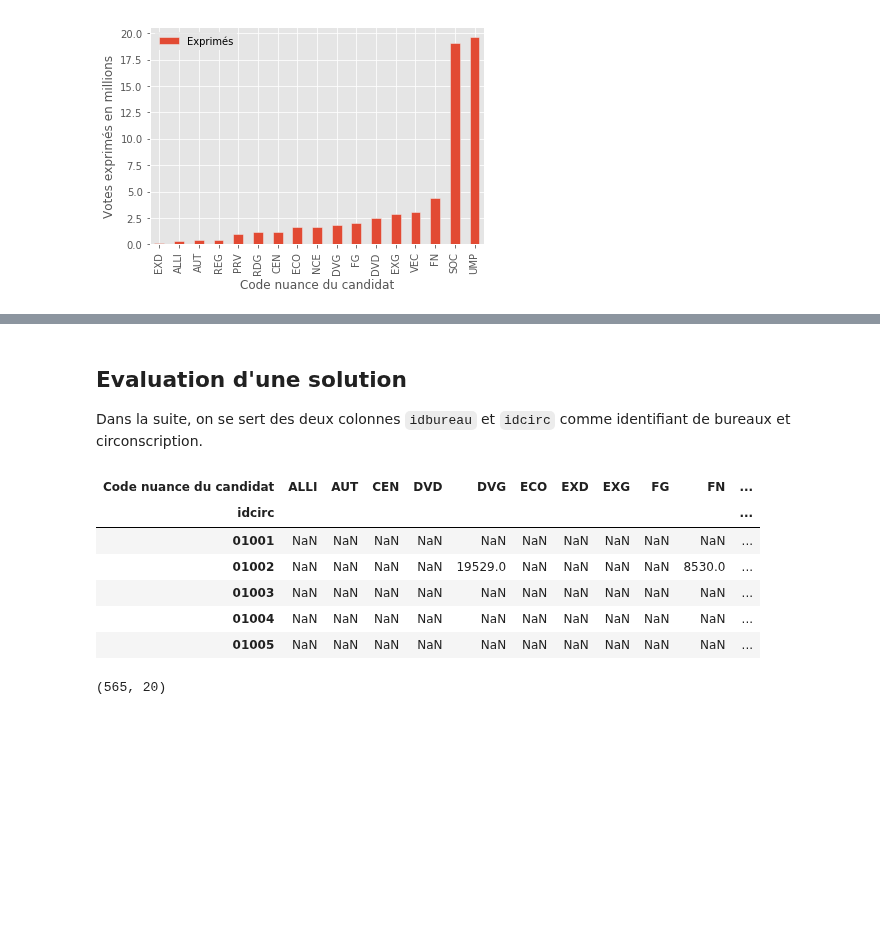
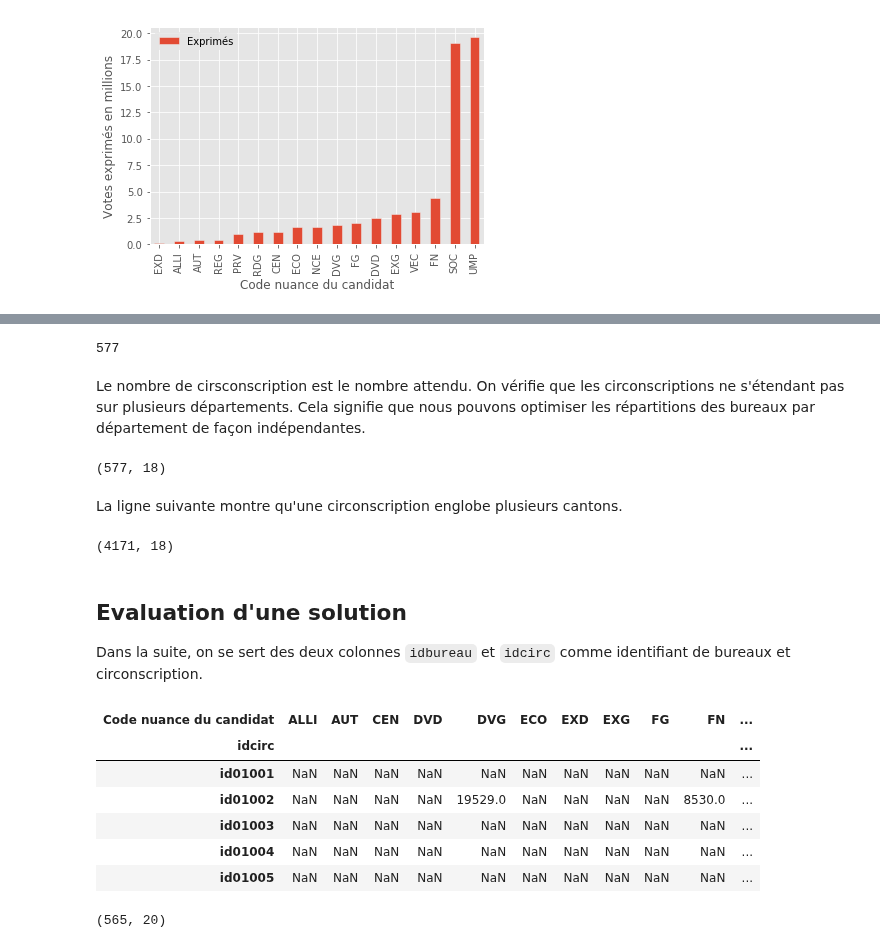
Before and after one commit to sdpython/actuariat_python, a Jupyter notebook: _doc/notebooks/population/election_carte_electorale_correction.ipynb, the cells around one changed output, grey strips where cells are left out. Drawn from its saved outputs; the diff is of its cells as text; code cells hidden in the pictures; blank space fills up the shorter version.

```diff
--- a/_doc/notebooks/population/election_carte_electorale_correction.ipynb
+++ b/_doc/notebooks/population/election_carte_electorale_correction.ipynb
@@ -129,8 +129,3 @@ Index(['N° tour', 'Code département', 'Code de la commune',
        'N° de dépôt du candidat', 'Nom du candidat', 'Prénom du candidat',
        'Code nuance du candidat', 'Nombre de voix du candidat'],
       dtype='object')
-# %%
-cols = ["N° de bureau de vote", "N° de canton", "N° de circonscription Lg",
-        "Code de la commune", "Code département"]
-t2["idbureau"] = t2.apply(lambda row: "-".join(str(row[c]) for c in cols), axis=1)
-t2.head(n=2)
@@ -140,0 +134,10 @@ t2.head(n=2)
+# %%
+cols = ["Code département", "N° de canton", "N° de bureau de vote"]
+def code_bureau(dd, aa, bb):
+    bb = bb if isinstance(bb, str) else ("%03d" % bb)
+    if len(bb) > 3: bb = bb[-3:]
+    aa = aa if isinstance(aa, str) else ("%02d" % aa)
+    dd = dd if isinstance(dd, str) else ("%02d" % dd)
+    return "id" + dd + aa + bb
+t2["idbureau"] = t2.apply(lambda row: code_bureau(*[row[c] for c in cols]), axis=1)
+t2.head(n=2)
@@ -141,6 +148,5 @@ t2.head(n=2)
 # %%
-t2["idcirc"] = t2.apply(lambda row: str(row["Code département"]) + "%03d" % row["N° de circonscription Lg"],
-                        axis=1)
+t2["idcirc"] = t2.apply(lambda row: "id" + str(row["Code département"]) + "%03d" % row["N° de circonscription Lg"], axis=1)
 t2.head(n=2)
 # %% [output]
 |  | N° tour | Code département | Code de la commune | Nom de la commune | N° de circonscription Lg | N° de canton | ... |
@@ -155,9 +161,8 @@ len(set(t2["idcirc"]))
 # %%
 t2circ = set(t2["idcirc"])
 t1 = tour["T1"]
-t1["idcirc"] = t1.apply(lambda row: str(row["Code département"]) + "%03d" % row["N° de circonscription Lg"],
-                        axis=1)
-t1["idbureau"] = t1.apply(lambda row: "-".join(str(row[c]) for c in cols), axis=1)
+t1["idcirc"] = t1.apply(lambda row: "id" + str(row["Code département"]) + "%03d" % row["N° de circonscription Lg"], axis=1)
+t1["idbureau"] = t1.apply(lambda row: code_bureau(*[row[c] for c in cols]), axis=1)
 t1["elu"] = t1["idcirc"].apply(lambda r: r not in t2circ)
 t1nott2 = t1[t1["elu"]].copy()
 t1nott2.head(n=2)
@@ -248,3 +266,19 @@ ax.set_ylabel("Votes exprimés en millions")
+# %%
+len(set(t1t2["idcirc"]))
+# %% [output]
+577
+# %% [markdown]
+Le nombre de cirsconscription est le nombre attendu. On vérifie que les circonscriptions ne s'étendant pas sur plusieurs départements. Cela signifie que nous pouvons optimiser les répartitions des bureaux par département de façon indépendantes.
+# %%
+t1t2.groupby(["idcirc", "Code département"], as_index=False).count().shape
+# %% [output]
+(577, 18)
+# %% [markdown]
+La ligne suivante montre qu'une circonscription englobe plusieurs cantons.
+# %%
+t1t2.groupby(["idcirc", "N° de canton"], as_index=False).count().shape
+# %% [output]
+(4171, 18)
 # %% [markdown]
 ## Evaluation d'une solution
 
@@ -265,7 +299,7 @@ def agg_circonscription(data_vote, solution=None,
     @param     col_place    colonne contenant l'identifiant du bureaux de votes
     @param     col_vote     colonne contenant les votes
     @param     col_nuance   colonne contenant le parti ou la nuance
-    @return                 matrice de resultat, une ligne par circoncription, une colonne par nuance/parti
+    @return                 matrice de résultats, une ligne par circoncription, une colonne par nuance/parti
     """
     if solution is None:
         agg = data_vote[[col_circ, col_nuance, col_vote]].groupby([col_circ, col_nuance], as_index=False).sum()
@@ -275,38 +309,38 @@ def agg_circonscription(data_vote, solution=None,
             for place in v:
                 if place in rev:
                     raise ValueError("Un bureaux est associé à deux circonscriptions : {0}".format([rev[place], k]))
                 rev[place] = k
         keep = data_vote[[col_place, col_vote, col_nuance]].copy()
         keep[col_circ] = keep[col_place].apply(lambda r: rev[r])
         agg = keep[[col_circ, col_nuance, col_vote]].groupby([col_circ, col_nuance], as_index=False).sum()
 
     # les données sont maintenant agrégées par circonscription, il faut déterminer le gagnant
     piv = agg.pivot(col_circ, col_nuance, col_vote)
     gagnant = []
     votes = []
     sums = []
 
     for row in piv.values:
         mx = max((r, i) for i, r in enumerate(row) if not numpy.isnan(r))
         gagnant.append(piv.columns[mx[1]])
         votes.append(mx[0])
         sums.append(sum(r for r in row if not numpy.isnan(r)))
 
     piv["winner"] = gagnant
     piv["nbwinner"] = votes
     piv["total"] = sums
     return piv
 
 score = agg_circonscription(t1t2noz)
 score.head()
 # %% [output]
 | Code nuance du candidat | ALLI | AUT | CEN | DVD | DVG | ECO | EXD | EXG | FG | FN | ... |
 | idcirc |  |  |  |  |  |  |  |  |  |  | ... |
-| 01001 | NaN | NaN | NaN | NaN | NaN | NaN | NaN | NaN | NaN | NaN | ... |
-| 01002 | NaN | NaN | NaN | NaN | 19529.0 | NaN | NaN | NaN | NaN | 8530.0 | ... |
-| 01003 | NaN | NaN | NaN | NaN | NaN | NaN | NaN | NaN | NaN | NaN | ... |
-| 01004 | NaN | NaN | NaN | NaN | NaN | NaN | NaN | NaN | NaN | NaN | ... |
-| 01005 | NaN | NaN | NaN | NaN | NaN | NaN | NaN | NaN | NaN | NaN | ... |
+| id01001 | NaN | NaN | NaN | NaN | NaN | NaN | NaN | NaN | NaN | NaN | ... |
+| id01002 | NaN | NaN | NaN | NaN | 19529.0 | NaN | NaN | NaN | NaN | 8530.0 | ... |
+| id01003 | NaN | NaN | NaN | NaN | NaN | NaN | NaN | NaN | NaN | NaN | ... |
+| id01004 | NaN | NaN | NaN | NaN | NaN | NaN | NaN | NaN | NaN | NaN | ... |
+| id01005 | NaN | NaN | NaN | NaN | NaN | NaN | NaN | NaN | NaN | NaN | ... |
 # %%
 score.shape
 # %% [output]
```
Also changed, not shown: parts of 19 cells of this notebook.
